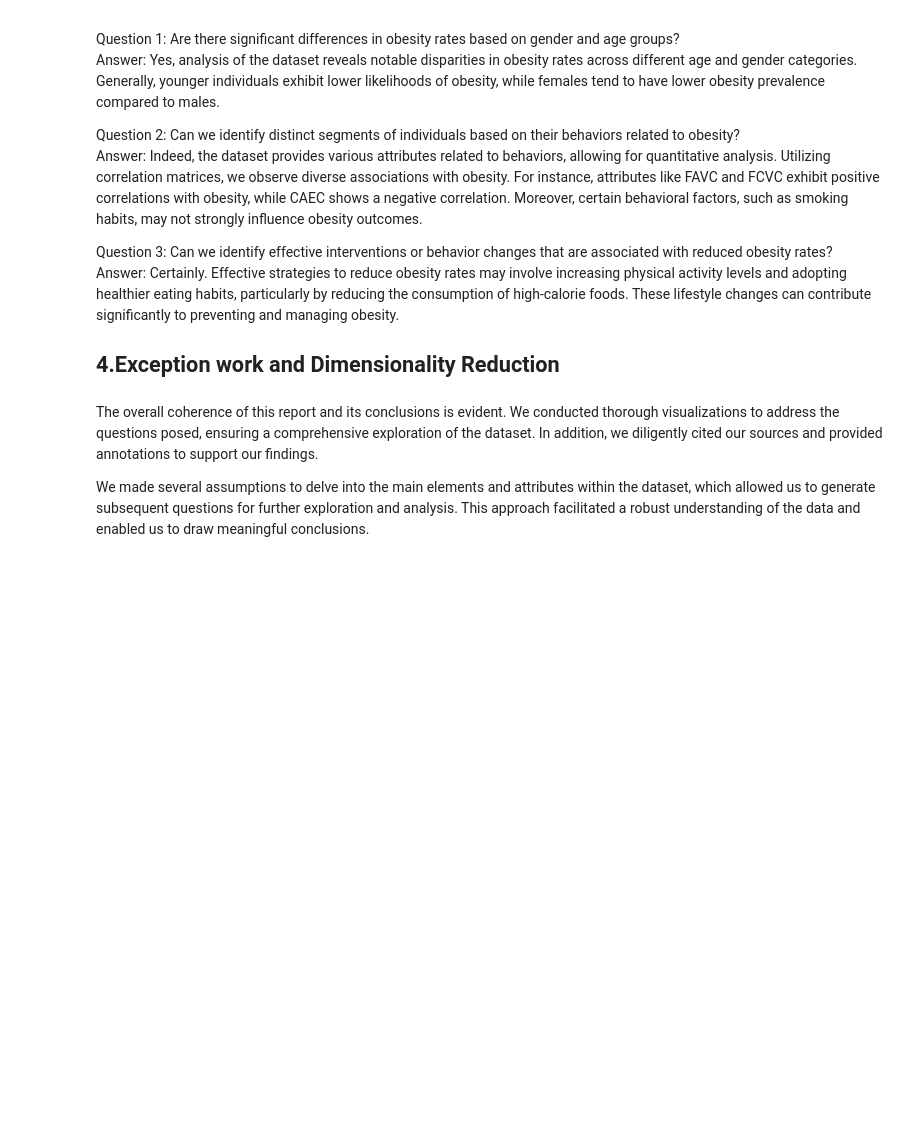
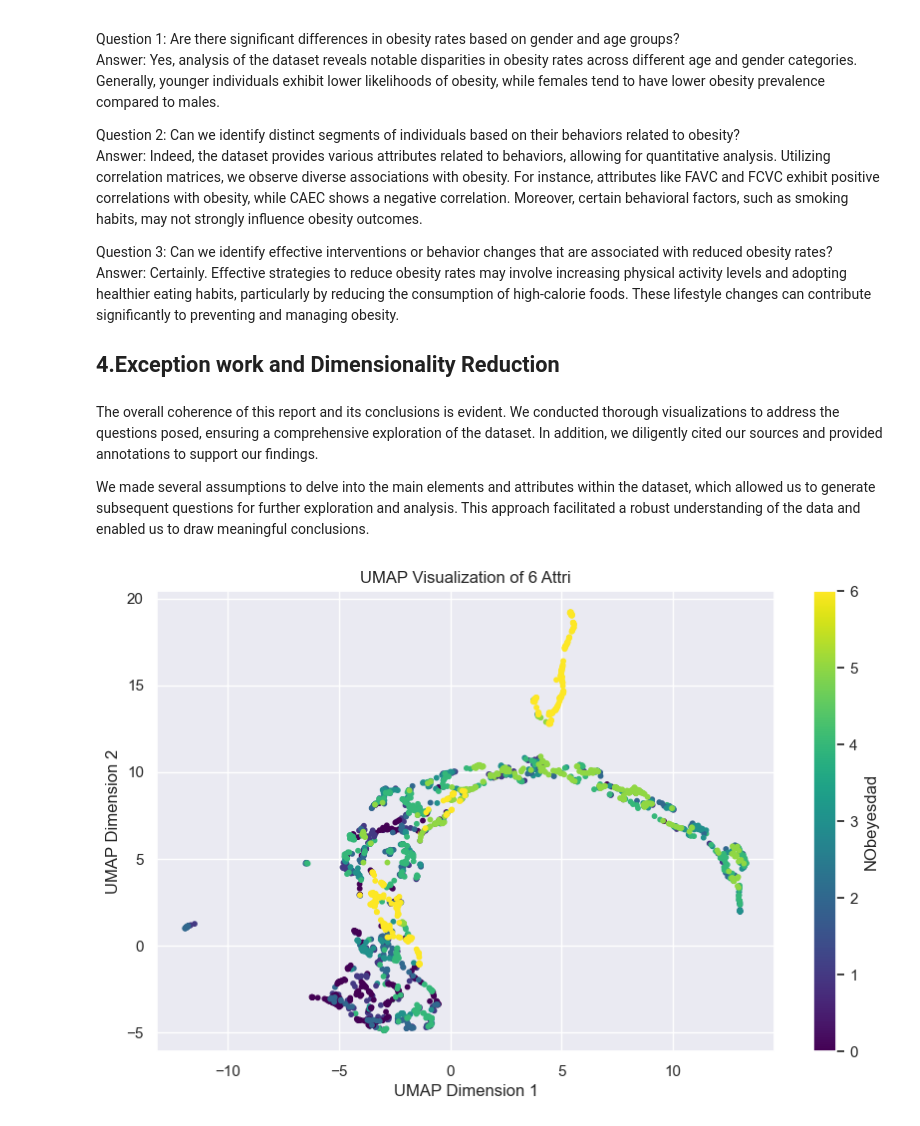
Before and after one commit to wayne-xyz/CS7324As, a Jupyter notebook: Lab1/LabOne.ipynb, the cells around one changed output. Cells and saved outputs as stored; diff of their text form; code cells hidden in the pictures; blank space fills up the shorter version.

```diff
--- a/Lab1/LabOne.ipynb
+++ b/Lab1/LabOne.ipynb
@@ -497,0 +495,28 @@ We made several assumptions to delve into the main elements and attributes withi
+# %%
+# using the UMAP
+# reference from https://github.com/lmcinnes/umap
+# reference from https://umap-learn.readthedocs.io/en/latest/plotting.html
+# reference from https://pair-code.github.io/understanding-umap/
+import umap
+import umap.plot
+from sklearn.datasets import load_digits
+
+# choose several colunms
+select_colunms=['family_history_with_overweight','Age','FAVC','FCVC','FAF','TUE']
+
+x = df[select_colunms]  # Features
+y = df["NObeyesdad"]  # Target labels
+# embedding = umap.UMAP().fit(x.values)
+embedding = umap.UMAP().fit_transform(x.values)
+
+# umap.plot.points(embedding,labels=y)
+
+plt.figure(figsize=(10, 6))
+plt.scatter(embedding[:, 0], embedding[:, 1], c=y, cmap='viridis', s=10)
+plt.colorbar(label='NObeyesdad', ticks=range(10))
+plt.title('UMAP Visualization of 6 Attri')
+plt.xlabel('UMAP Dimension 1')
+plt.ylabel('UMAP Dimension 2')
+plt.show()
+# %% [output]
+[figure, added]
```
Also changed, not shown: parts of 4 cells of this notebook.
